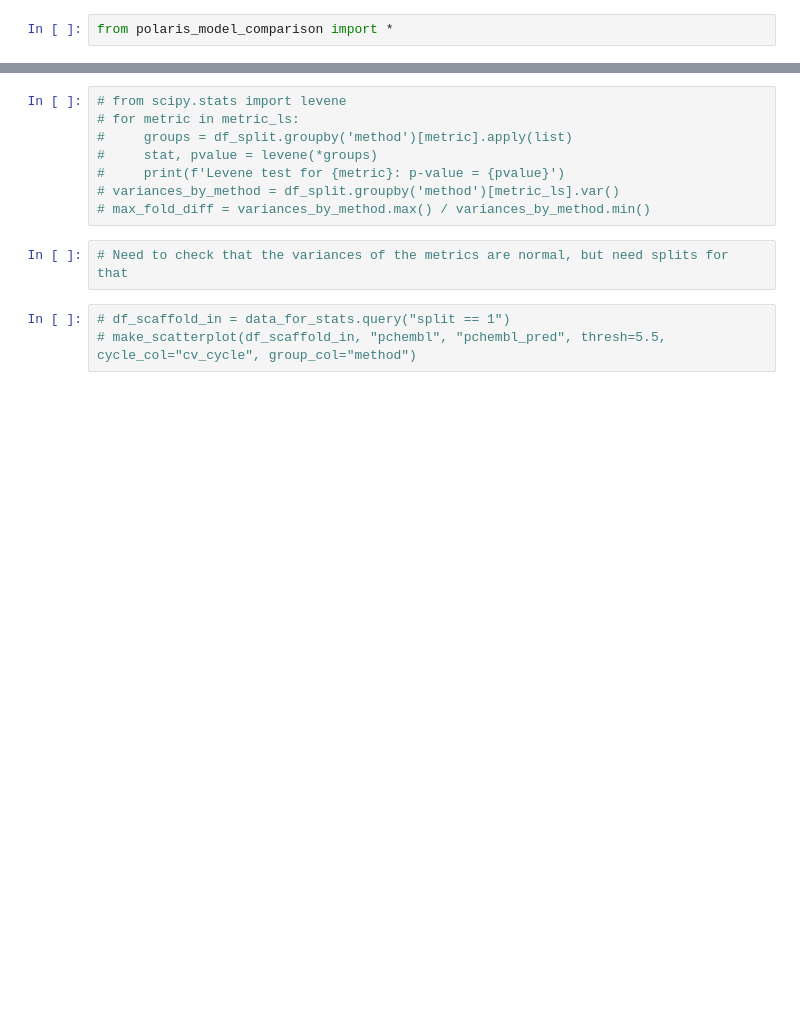
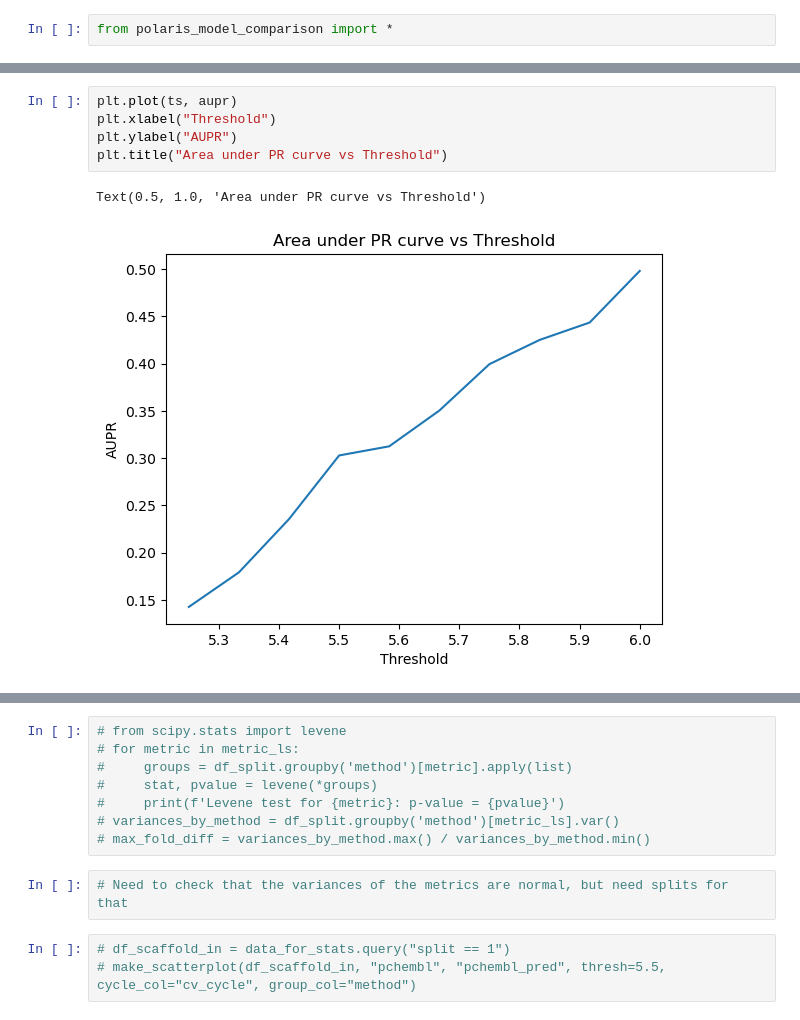
Before and after one commit to OpenADMET/openadmet-models, a Jupyter notebook: openadmet_models/notebooks/minimal_lgbm_regressor.ipynb, the cells around one changed output, grey strips where cells are left out. Saved outputs shown, nothing was run; the diff lists cells and outputs as text; blank space fills up the shorter version.

```diff
--- a/openadmet_models/notebooks/minimal_lgbm_regressor.ipynb
+++ b/openadmet_models/notebooks/minimal_lgbm_regressor.ipynb
@@ -197,0 +200,8 @@ Name: count, dtype: int64
+# %%
+plt.plot(ts, aupr)
+plt.xlabel("Threshold")
+plt.ylabel("AUPR")
+plt.title("Area under PR curve vs Threshold")
+# %% [output]
+Text(0.5, 1.0, 'Area under PR curve vs Threshold')
+[figure, added]
```
Also changed, not shown: parts of 9 cells of this notebook, 1 other file.
